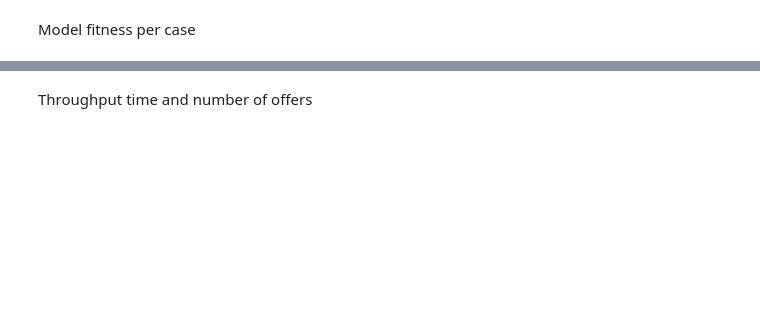
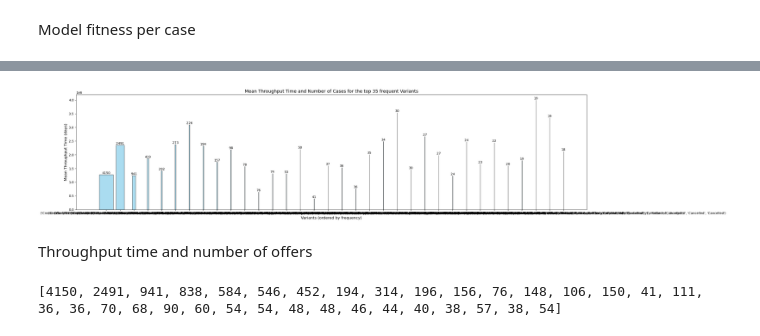
Before and after one commit to dxvidnrt/DataScience, a Jupyter notebook: assign2/03_process_mining.ipynb, the cells around one changed output, grey strips where cells are left out. Cells and saved outputs as stored; diff of their text form; code cells hidden in the pictures; blank space fills up the shorter version.

```diff
--- a/assign2/03_process_mining.ipynb
+++ b/assign2/03_process_mining.ipynb
@@ -325,5 +302,23 @@ bins = np.arange(0, 1.02, 0.02)
 # %%
 # event log with 35 most frequent variants
-top35Variants = sortedVariants[1:35]
+top35Variants = sortedVariants[1:36]
 # %%
 # determine required information per variant (mean throughput time, number of offers)
+
+
+variants = []
+mean_times = []
+number_cases = []
+
+for i in range(1, len(top35Variants)):
+    listOfSortedVariants = list(sortedVariants[i][0])
+    filteredLog = pm4py.filtering.filter_variants(data, [tuple(listOfSortedVariants)])
+    cases =filteredLog["case:concept:name"]
+    casesNumber = cases.nunique()
+    number_cases.append(casesNumber)
+    variants.append(str(tuple(listOfSortedVariants)))
+
+    # mean throughput time
+    all_case_durations = pm4py.get_all_case_durations(filteredLog)
+    average_case_duration = np.mean(all_case_durations)
+    mean_times.append(average_case_duration)
@@ -330,4 +343,38 @@ top35Variants = sortedVariants[1:35]
 # %%
 # create bar chart with throughput time per variant.
+
+# Plot
+plt.figure(figsize=(30, 6))
+
+# Bar chart
+bars = plt.bar(
+    variants,  # x-axis labels (variants)
+    mean_times,  # y-axis heights (mean throughput time)
+    width=[cases / max(number_cases) for cases in number_cases],  # Width proportional to numberCases
+    color="skyblue",
+    edgecolor="black",
+    alpha=0.7,
+)
+
+for bar, cases in zip(bars, number_cases):
+    plt.text(
+        bar.get_x() + bar.get_width() / 2,
+        bar.get_height() + 0.1,
+        str(cases),
+        ha="center",
+        va="bottom",
+        fontsize=10,
+    )
+
+# Labels and title
+plt.xlabel("Variants (ordered by frequency)", fontsize=12)
+plt.ylabel("Mean Throughput Time (days)", fontsize=12)
+plt.title("Mean Throughput Time and Number of Cases for the top 35 frequent Variants", fontsize=14)
+
+# Adjust layout and show
+plt.tight_layout()
+plt.show()
+# %% [output]
+[figure, added]
 # %% [markdown]
 Throughput time and number of offers
@@ -335,0 +381,17 @@ Throughput time and number of offers
+# %%
+#variants offers extraceten, mean throughput time wieder verwenden
+offers = []
+
+for i in range(1, len(top35Variants)):
+    listOfSortedVariants = list(sortedVariants[i][0])
+    filteredLog = pm4py.filtering.filter_variants(data, [tuple(listOfSortedVariants)])
+    offers.append(filteredLog["OfferID"].dropna().nunique())
+print(offers)
+
+dataBoxplot = pd.DataFrame({
+    "variant": variants,
+    "mean_throughput_time": mean_times,
+    "number_of_offers": offers,
+})
+# %% [output]
+[4150, 2491, 941, 838, 584, 546, 452, 194, 314, 196, 156, 76, 148, 106, 150, 41, 111, 36, 36, 70, 68, 90, 60, 54, 54, 48, 48, 46, 44, 40, 38, 57, 38, 54]
```
Also changed, not shown: parts of 21 cells of this notebook.
